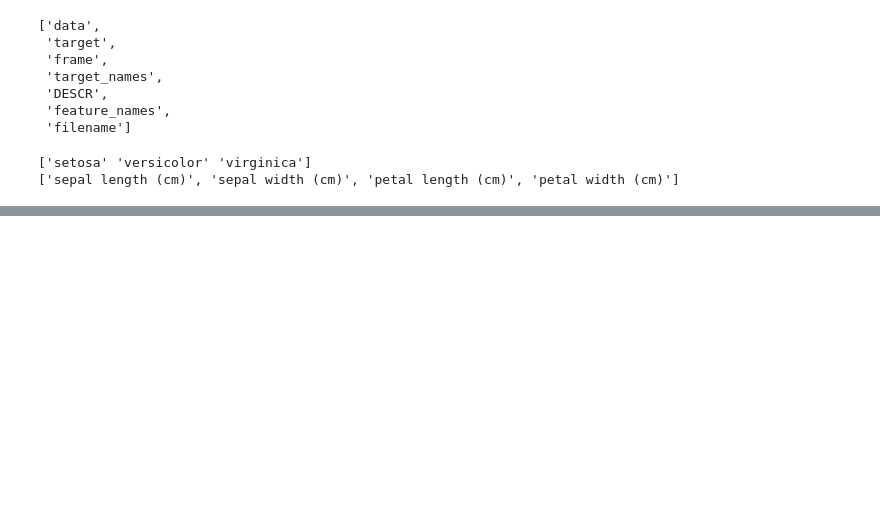
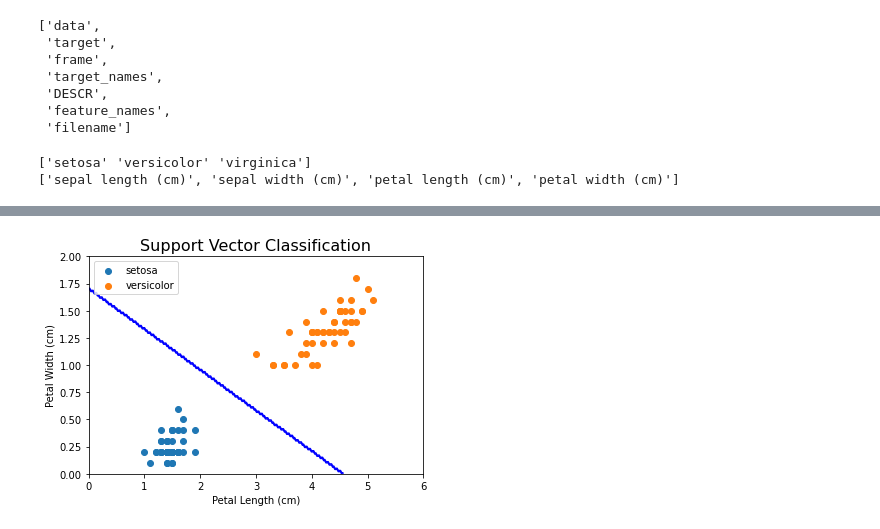
Before and after one commit to pvasudev16/handson-ml, a Jupyter notebook: chapter5.ipynb, the cells around one changed output, grey strips where cells are left out. Cells and saved outputs as stored; diff of their text form; code cells hidden in the pictures; blank space fills up the shorter version.

Commit message:
Did Chapter 5, Exercise 8 of training a LinearSVC and SGDClassifier on a linearly separable data set.

```diff
--- a/chapter5.ipynb
+++ b/chapter5.ipynb
@@ -183,7 +184,7 @@ y = (iris['target'] == 0).astype(np.float64)
 # %%
-plt.scatter(X[iris['target'] == 0][:, 0], X[iris['target'] == 0][:, 1], label = 'setosa')
-plt.scatter(X[iris['target'] == 1][:, 0], X[iris['target'] == 1][:, 1], label = 'versicolor')
-plt.xlabel('Petal Length (cm)')
-plt.ylabel('Petal Width (cm)')
-plt.legend()
-plt.show()
+def plot_linearly_separable_data():
+    plt.scatter(X[iris['target'] == 0][:, 0], X[iris['target'] == 0][:, 1], label = 'setosa')
+    plt.scatter(X[iris['target'] == 1][:, 0], X[iris['target'] == 1][:, 1], label = 'versicolor')
+    plt.xlabel('Petal Length (cm)')
+    plt.ylabel('Petal Width (cm)')
+    plt.legend()
@@ -193,9 +196,13 @@ plt.show()
+# %%
+# Subset X and y to have only setosa (target == 0) and versicolor (target == 1) flowers.
+X_subset = X[(iris['target'] == 0) | (iris['target'] == 1)]
+y_subset = y[(iris['target'] == 0) | (iris['target'] == 1)]
 # %%
 # Train a LinearSVC on the linearly separable dataset
 svm_clf = Pipeline([
     ("scaler", StandardScaler()),
-    ("linear_svc", LinearSVC(C=1, loss='hinge')),
+    ("linear_svc", LinearSVC(C=10, loss='hinge')),
 ])
-svm_clf.fit(X,y)
+svm_clf.fit(X_subset,y_subset)
 # %% [output]
 Pipeline(steps=[('scaler', StandardScaler()),
@@ -204,0 +210,20 @@ Pipeline(steps=[('scaler', StandardScaler()),
+# %%
+# Define a function to plot the decision boundary
+def plot_decision_boundary(clf, colour = 'r'):
+    length = np.linspace(0, 6, 300)
+    width = np.linspace(0, 2, 100)
+    x1, x2 = np.meshgrid(length, width)
+    X_new = np.c_[x1.ravel(), x2.ravel()]
+    y_new = clf.predict(X_new).reshape(100, 300)
+    plt.contour(x1, x2,y_new, levels=1, colors = colour)
+
+def plot_linear_svc_boundary():
+    plot_decision_boundary(svm_clf, 'b')
+# %%
+# Plot the data set and the decision boundary
+plot_linearly_separable_data()
+plot_linear_svc_boundary()
+plt.title('Support Vector Classification', fontsize=16)
+plt.show()
+# %% [output]
+[figure, added]
```
Also changed, not shown: parts of 21 cells of this notebook.
